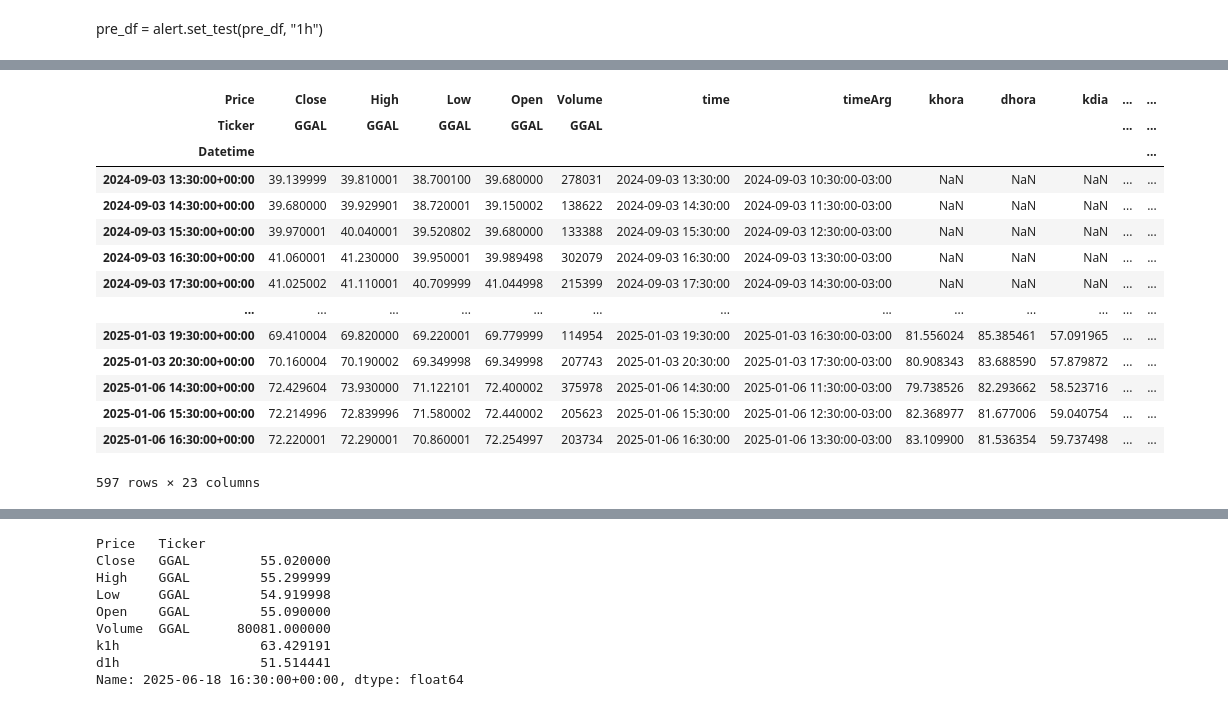
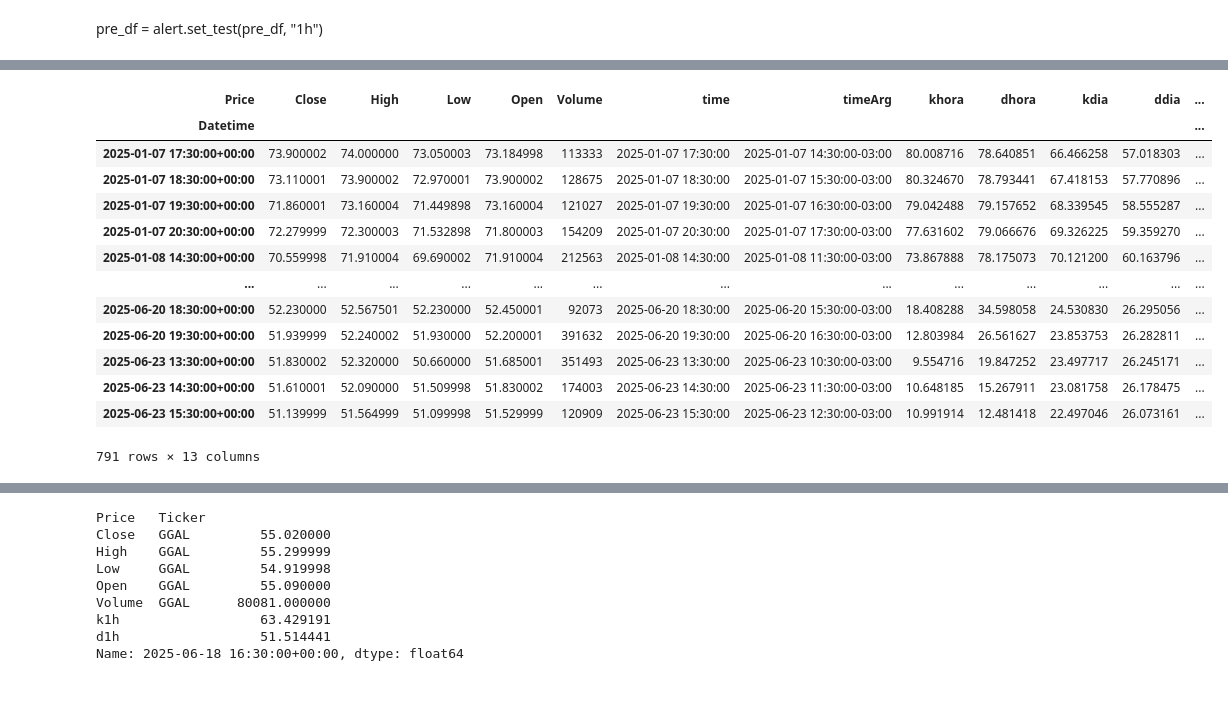
Before and after one commit to SciTrade/anaconda_projects, a Jupyter notebook: sist_trad_1/Oldcodigos/stochastic/alerta_trade/alerta_trade/alert_1h.ipynb, the cells around one changed output, grey strips where cells are left out. Saved outputs shown, nothing was run; the diff lists cells and outputs as text; code cells hidden in the pictures.

```diff
--- a/sist_trad_1/Oldcodigos/stochastic/alerta_trade/alerta_trade/alert_1h.ipynb
+++ b/sist_trad_1/Oldcodigos/stochastic/alerta_trade/alerta_trade/alert_1h.ipynb
@@ -82,29 +82,32 @@ display(df )
 # %%
 # Seleciona as linhas que possuem pelo menos um valor NaN
 rows_with_nan = df[df.isna().any(axis=1)]
-display(rows_with_nan)
+#display(rows_with_nan)
 
 # Remove as linhas que possuem valores NaN e salva o resultado em um novo DataFrame (ou atualize o mesmo)
 df_clean = df.dropna()
+df_clean.columns = df_clean.columns.get_level_values(0)
+
+
+display (df_clean)
 
 # Se preferir modificar o DataFrame original, use inplace=True:
 # df.dropna(inplace=True)
 # %% [output]
-| Price | Close | High | Low | Open | Volume | time | timeArg | khora | dhora | kdia | ... | ... |
-| Ticker | GGAL | GGAL | GGAL | GGAL | GGAL |  |  |  |  |  | ... | ... |
+| Price | Close | High | Low | Open | Volume | time | timeArg | khora | dhora | kdia | ddia | ... |
 | Datetime |  |  |  |  |  |  |  |  |  |  |  | ... |
-| 2024-09-03 13:30:00+00:00 | 39.139999 | 39.810001 | 38.700100 | 39.680000 | 278031 | 2024-09-03 13:30:00 | 2024-09-03 10:30:00-03:00 | NaN | NaN | NaN | ... | ... |
-| 2024-09-03 14:30:00+00:00 | 39.680000 | 39.929901 | 38.720001 | 39.150002 | 138622 | 2024-09-03 14:30:00 | 2024-09-03 11:30:00-03:00 | NaN | NaN | NaN | ... | ... |
-| 2024-09-03 15:30:00+00:00 | 39.970001 | 40.040001 | 39.520802 | 39.680000 | 133388 | 2024-09-03 15:30:00 | 2024-09-03 12:30:00-03:00 | NaN | NaN | NaN | ... | ... |
-| 2024-09-03 16:30:00+00:00 | 41.060001 | 41.230000 | 39.950001 | 39.989498 | 302079 | 2024-09-03 16:30:00 | 2024-09-03 13:30:00-03:00 | NaN | NaN | NaN | ... | ... |
-| 2024-09-03 17:30:00+00:00 | 41.025002 | 41.110001 | 40.709999 | 41.044998 | 215399 | 2024-09-03 17:30:00 | 2024-09-03 14:30:00-03:00 | NaN | NaN | NaN | ... | ... |
+| 2025-01-07 17:30:00+00:00 | 73.900002 | 74.000000 | 73.050003 | 73.184998 | 113333 | 2025-01-07 17:30:00 | 2025-01-07 14:30:00-03:00 | 80.008716 | 78.640851 | 66.466258 | 57.018303 | ... |
+| 2025-01-07 18:30:00+00:00 | 73.110001 | 73.900002 | 72.970001 | 73.900002 | 128675 | 2025-01-07 18:30:00 | 2025-01-07 15:30:00-03:00 | 80.324670 | 78.793441 | 67.418153 | 57.770896 | ... |
+| 2025-01-07 19:30:00+00:00 | 71.860001 | 73.160004 | 71.449898 | 73.160004 | 121027 | 2025-01-07 19:30:00 | 2025-01-07 16:30:00-03:00 | 79.042488 | 79.157652 | 68.339545 | 58.555287 | ... |
+| 2025-01-07 20:30:00+00:00 | 72.279999 | 72.300003 | 71.532898 | 71.800003 | 154209 | 2025-01-07 20:30:00 | 2025-01-07 17:30:00-03:00 | 77.631602 | 79.066676 | 69.326225 | 59.359270 | ... |
+| 2025-01-08 14:30:00+00:00 | 70.559998 | 71.910004 | 69.690002 | 71.910004 | 212563 | 2025-01-08 14:30:00 | 2025-01-08 11:30:00-03:00 | 73.867888 | 78.175073 | 70.121200 | 60.163796 | ... |
 | ... | ... | ... | ... | ... | ... | ... | ... | ... | ... | ... | ... | ... |
-| 2025-01-03 19:30:00+00:00 | 69.410004 | 69.820000 | 69.220001 | 69.779999 | 114954 | 2025-01-03 19:30:00 | 2025-01-03 16:30:00-03:00 | 81.556024 | 85.385461 | 57.091965 | ... | ... |
-| 2025-01-03 20:30:00+00:00 | 70.160004 | 70.190002 | 69.349998 | 69.349998 | 207743 | 2025-01-03 20:30:00 | 2025-01-03 17:30:00-03:00 | 80.908343 | 83.688590 | 57.879872 | ... | ... |
-| 2025-01-06 14:30:00+00:00 | 72.429604 | 73.930000 | 71.122101 | 72.400002 | 375978 | 2025-01-06 14:30:00 | 2025-01-06 11:30:00-03:00 | 79.738526 | 82.293662 | 58.523716 | ... | ... |
-| 2025-01-06 15:30:00+00:00 | 72.214996 | 72.839996 | 71.580002 | 72.440002 | 205623 | 2025-01-06 15:30:00 | 2025-01-06 12:30:00-03:00 | 82.368977 | 81.677006 | 59.040754 | ... | ... |
-| 2025-01-06 16:30:00+00:00 | 72.220001 | 72.290001 | 70.860001 | 72.254997 | 203734 | 2025-01-06 16:30:00 | 2025-01-06 13:30:00-03:00 | 83.109900 | 81.536354 | 59.737498 | ... | ... |
+| 2025-06-20 18:30:00+00:00 | 52.230000 | 52.567501 | 52.230000 | 52.450001 | 92073 | 2025-06-20 18:30:00 | 2025-06-20 15:30:00-03:00 | 18.408288 | 34.598058 | 24.530830 | 26.295056 | ... |
+| 2025-06-20 19:30:00+00:00 | 51.939999 | 52.240002 | 51.930000 | 52.200001 | 391632 | 2025-06-20 19:30:00 | 2025-06-20 16:30:00-03:00 | 12.803984 | 26.561627 | 23.853753 | 26.282811 | ... |
+| 2025-06-23 13:30:00+00:00 | 51.830002 | 52.320000 | 50.660000 | 51.685001 | 351493 | 2025-06-23 13:30:00 | 2025-06-23 10:30:00-03:00 | 9.554716 | 19.847252 | 23.497717 | 26.245171 | ... |
+| 2025-06-23 14:30:00+00:00 | 51.610001 | 52.090000 | 51.509998 | 51.830002 | 174003 | 2025-06-23 14:30:00 | 2025-06-23 11:30:00-03:00 | 10.648185 | 15.267911 | 23.081758 | 26.178475 | ... |
+| 2025-06-23 15:30:00+00:00 | 51.139999 | 51.564999 | 51.099998 | 51.529999 | 120909 | 2025-06-23 15:30:00 | 2025-06-23 12:30:00-03:00 | 10.991914 | 12.481418 | 22.497046 | 26.073161 | ... |
-597 rows × 23 columns
+791 rows × 13 columns
 # %%
 
 def set_compra( df, i):
```
Also changed, not shown: parts of 7 cells of this notebook, 1 other file.
